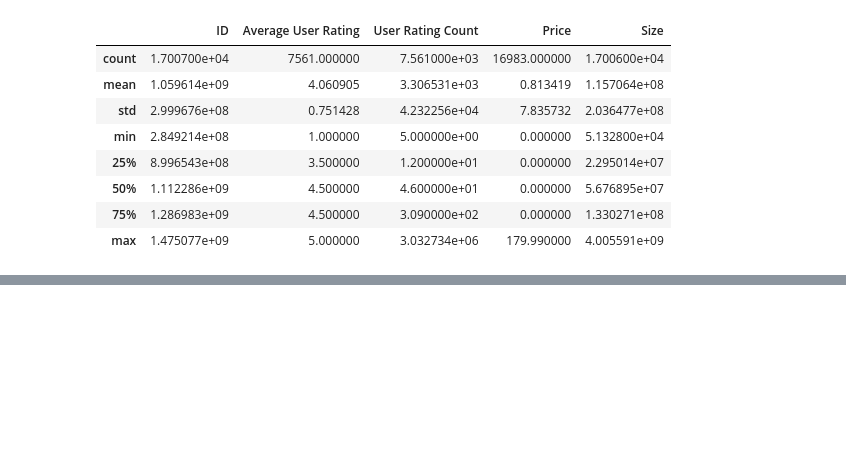
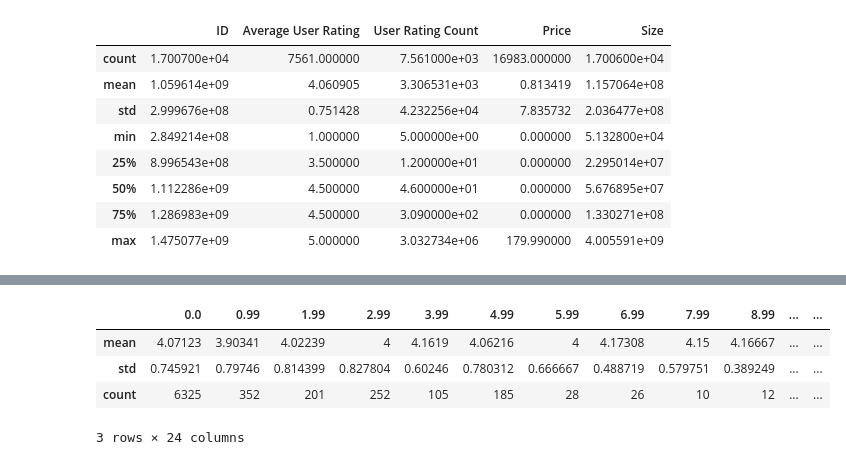
Before and after one commit to YourTeacher23/CCDP10003, a Jupyter notebook: hester_notebook.ipynb, the cells around one changed output, grey strips where cells are left out. Cells and saved outputs as stored; diff of their text form; code cells hidden in the pictures; blank space fills up the shorter version.

```diff
--- a/hester_notebook.ipynb
+++ b/hester_notebook.ipynb
@@ -66,0 +114,16 @@ data.head()
+# %%
+price_list = sorted(data['Price'].dropna().unique())
+rating_stat = pd.DataFrame(columns=['mean', 'std', 'count'], index=price_list)
+for price in price_list:
+    tmp = data[data['Price']==price]['Average User Rating'].dropna()
+    rating_stat['mean'][price] = tmp.mean()
+    rating_stat['std'][price] = tmp.std()
+    rating_stat['count'][price] = len(tmp)
+
+rating_stat.T.head(len(price_list))
+# %% [output]
+|  | 0.0 | 0.99 | 1.99 | 2.99 | 3.99 | 4.99 | 5.99 | 6.99 | 7.99 | 8.99 | ... | ... |
+| mean | 4.07123 | 3.90341 | 4.02239 | 4 | 4.1619 | 4.06216 | 4 | 4.17308 | 4.15 | 4.16667 | ... | ... |
+| std | 0.745921 | 0.79746 | 0.814399 | 0.827804 | 0.60246 | 0.780312 | 0.666667 | 0.488719 | 0.579751 | 0.389249 | ... | ... |
+| count | 6325 | 352 | 201 | 252 | 105 | 185 | 28 | 26 | 10 | 12 | ... | ... |
+3 rows × 24 columns
```
Also changed, not shown: parts of 20 cells of this notebook.
